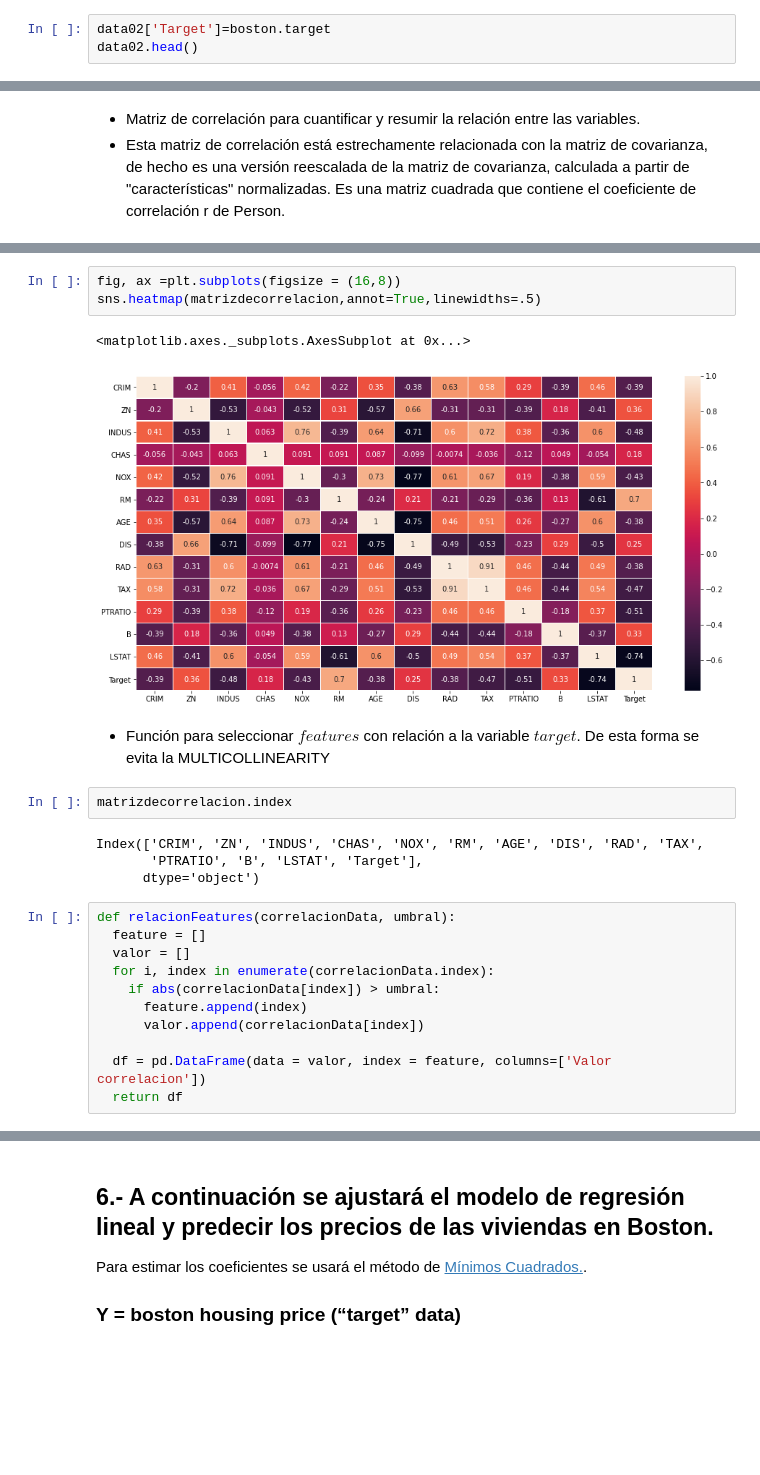
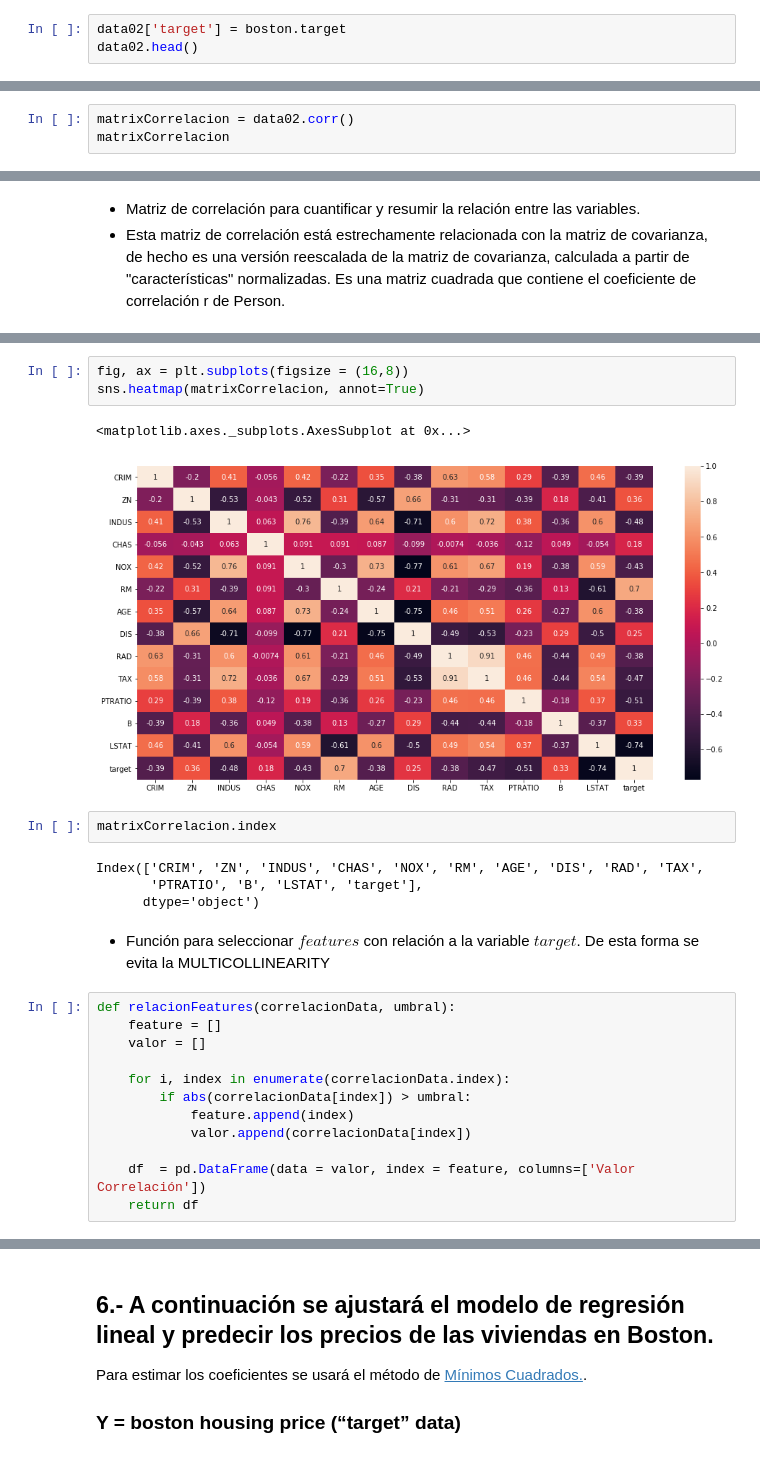
Before and after one commit to NicoPatalagua/Scikit-learn, a Jupyter notebook: Sci_Kit_Learn_B_Est.ipynb, the cells around one changed output, grey strips where cells are left out. Cells and saved outputs as stored; diff of their text form; blank space fills up the shorter version.

```diff
--- a/Sci_Kit_Learn_B_Est.ipynb
+++ b/Sci_Kit_Learn_B_Est.ipynb
@@ -72,5 +94,5 @@ data02.columns = boston.feature_names
 # %%
-data02['Target']=boston.target
+data02['target'] = boston.target
 data02.head()
 # %% [output]
 |  | CRIM | ZN | INDUS | CHAS | NOX | RM | AGE | DIS | RAD | TAX | PTRATIO | ... |
@@ -152,0 +198,3 @@ sns.pairplot(data02)
+# %%
+matrixCorrelacion = data02.corr()
+matrixCorrelacion
@@ -193,26 +220,27 @@ matrizdecorrelacion
 # %%
-fig, ax =plt.subplots(figsize = (16,8))
-sns.heatmap(matrizdecorrelacion,annot=True,linewidths=.5)
+fig, ax = plt.subplots(figsize = (16,8))
+sns.heatmap(matrixCorrelacion, annot=True)
 # %% [output]
 <matplotlib.axes._subplots.AxesSubplot at 0x...>
-[figure, old version]
+[figure, new version]
+# %%
+matrixCorrelacion.index
+# %% [output]
+Index(['CRIM', 'ZN', 'INDUS', 'CHAS', 'NOX', 'RM', 'AGE', 'DIS', 'RAD', 'TAX',
+       'PTRATIO', 'B', 'LSTAT', 'target'],
+      dtype='object')
 # %% [markdown]
 - Función para seleccionar $features$ con relación a la variable $target$. De esta forma se evita la MULTICOLLINEARITY
-# %%
-matrizdecorrelacion.index
-# %% [output]
-Index(['CRIM', 'ZN', 'INDUS', 'CHAS', 'NOX', 'RM', 'AGE', 'DIS', 'RAD', 'TAX',
-       'PTRATIO', 'B', 'LSTAT', 'Target'],
-      dtype='object')
 # %%
 def relacionFeatures(correlacionData, umbral):
-  feature = []
-  valor = []
-  for i, index in enumerate(correlacionData.index):
-    if abs(correlacionData[index]) > umbral:
-      feature.append(index)
-      valor.append(correlacionData[index])
+    feature = []
+    valor = []
 
-  df = pd.DataFrame(data = valor, index = feature, columns=['Valor correlacion'])
-  return df
+    for i, index in enumerate(correlacionData.index):
+        if abs(correlacionData[index]) > umbral:
+            feature.append(index)
+            valor.append(correlacionData[index])
+
+    df  = pd.DataFrame(data = valor, index = feature, columns=['Valor Correlación'])
+    return df
 # %%
```
Also changed, not shown: parts of 51 cells of this notebook.
